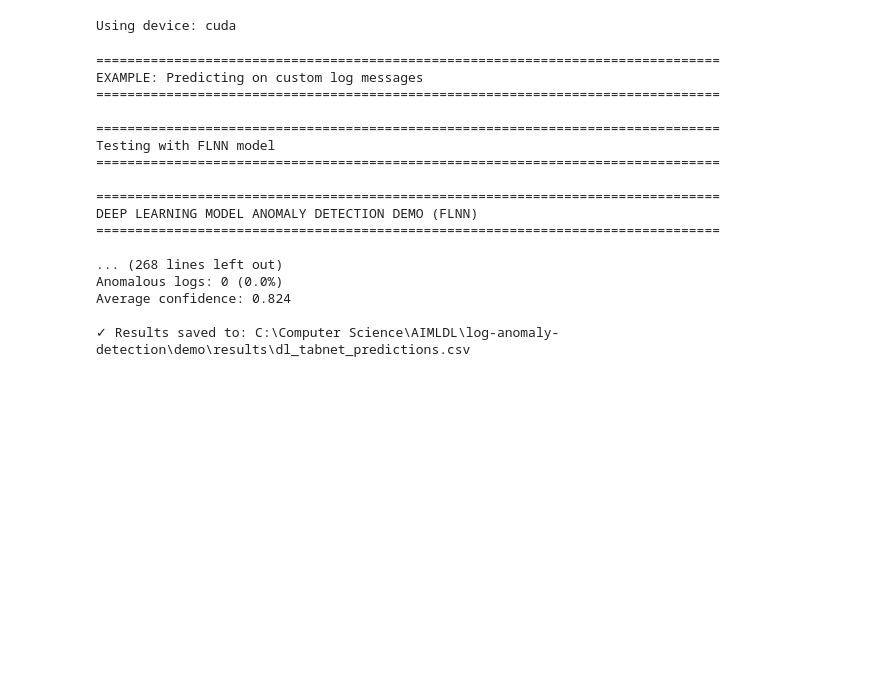
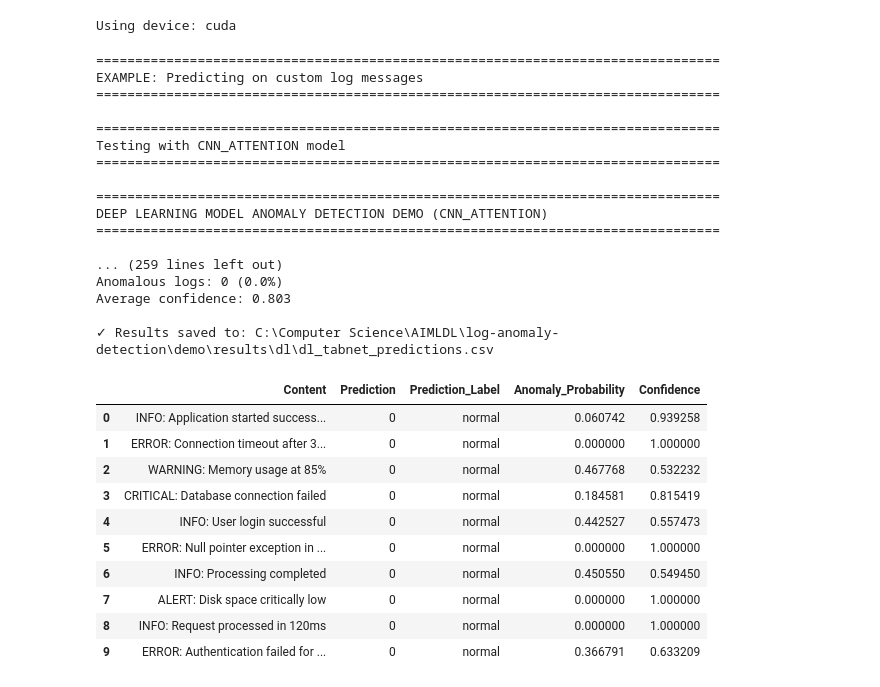
Before and after one commit to krishnasharma4415/log-anomaly-detection, a Jupyter notebook: demo/dl.ipynb, the cells around one changed output. Cells and saved outputs as stored; diff of their text form; code cells hidden in the pictures; blank space fills up the shorter version.

```diff
--- a/demo/dl.ipynb
+++ b/demo/dl.ipynb
@@ -127,8 +553,4 @@ def predict_with_dl_model(X, model_checkpoint, model_name='flnn'):
 # %%
-# ============================================================================
-# PREDICTION FUNCTION
-# ============================================================================
-
 def predict_anomalies(log_data, content_column='Content', timestamp_column=None,
                      model_name='flnn', threshold=0.5):
     """
@@ -167,16 +589,12 @@ def predict_anomalies(log_data, content_column='Content', timestamp_column=None,
 
     print(f"\n✓ Extracted {X.shape[1]} features (matching training pipeline)")
 
-    # Load model
-    try:
-        model_checkpoint = load_dl_model(model_name)
-    except FileNotFoundError:
-        print(f"Model '{model_name}' not found. Using heuristic prediction.")
-        model_checkpoint = None
+    # Load model with actual architecture and weights
+    print(f"\nLoading {model_name.upper()} model...")
+    model, checkpoint = load_dl_model(model_name, input_dim=X.shape[1])
 
-    # Make predictions
-    print("\nMaking predictions...")
-    predictions, probabilities, confidence = predict_with_dl_model(X, model_checkpoint, model_name)
+    # Make predictions using actual model
+    predictions, probabilities, confidence = predict_with_dl_model(model, X, device, model_name)
 
     # Apply threshold
     if threshold != 0.5:
@@ -223,10 +637,6 @@ def display_results(log_data, predictions, probabilities, confidence,
 
     return df
 # %%
-# ============================================================================
-# MAIN DEMO FUNCTION
-# ============================================================================
-
 def demo_dl_prediction(custom_logs, content_column='Content', model_name='flnn',
                       threshold=0.5, show_top_n=10):
     """
@@ -247,7 +657,8 @@ def demo_dl_prediction(custom_logs, content_column='Content', model_name='flnn',
     print("="*80)
 
     predictions, probabilities, confidence = predict_anomalies(
-        custom_logs, content_column, model_name, threshold
+        custom_logs, content_column, timestamp_column=None,
+        model_name=model_name, threshold=threshold
     )
 
     results_df = display_results(
@@ -257,10 +668,6 @@ def demo_dl_prediction(custom_logs, content_column='Content', model_name='flnn',
 
     return results_df
 # %%
-# ============================================================================
-# EXAMPLE USAGE
-# ============================================================================
-
 if __name__ == "__main__":
     print("\n" + "="*80)
     print("EXAMPLE: Predicting on custom log messages")
@@ -280,7 +687,8 @@ if __name__ == "__main__":
     ]
 
     # Test with different models
-    for model_name in ['flnn', 'cnn', 'tabnet']:
+    # Note: cnn_attention model is available in deployment folder
+    for model_name in ['cnn_attention', 'flnn', 'tabnet']:
         print(f"\n{'='*80}")
         print(f"Testing with {model_name.upper()} model")
         print("="*80)
@@ -294,8 +702,8 @@ if __name__ == "__main__":
         )
 
         # Save results
-        output_file = ROOT / "demo" / "results" / f"dl_{model_name}_predictions.csv"
-        output_file.parent.mkdir(exist_ok=True)
+        output_file = ROOT / "demo" / "results" / "dl" / f"dl_{model_name}_predictions.csv"
+        output_file.parent.mkdir(parents=True, exist_ok=True)
         results.to_csv(output_file, index=False)
         print(f"\n✓ Results saved to: {output_file}")
 # %% [output]
@@ -304,15 +712,29 @@ EXAMPLE: Predicting on custom log messages
 ================================================================================
 
 ================================================================================
-Testing with FLNN model
+Testing with CNN_ATTENTION model
 ================================================================================
 
 ================================================================================
-DEEP LEARNING MODEL ANOMALY DETECTION DEMO (FLNN)
+DEEP LEARNING MODEL ANOMALY DETECTION DEMO (CNN_ATTENTION)
 ================================================================================
 
-... (268 lines left out)
+... (259 lines left out)
 Anomalous logs: 0 (0.0%)
-Average confidence: 0.824
+Average confidence: 0.803
 
-✓ Results saved to: C:\Computer Science\AIMLDL\log-anomaly-detection\demo\results\dl_tabnet_predictions.csv
+✓ Results saved to: C:\Computer Science\AIMLDL\log-anomaly-detection\demo\results\dl\dl_tabnet_predictions.csv
+# %%
+results
+# %% [output]
+|  | Content | Prediction | Prediction_Label | Anomaly_Probability | Confidence |
+| 0 | INFO: Application started success... | 0 | normal | 0.060742 | 0.939258 |
+| 1 | ERROR: Connection timeout after 3... | 0 | normal | 0.000000 | 1.000000 |
+| 2 | WARNING: Memory usage at 85% | 0 | normal | 0.467768 | 0.532232 |
+| 3 | CRITICAL: Database connection failed | 0 | normal | 0.184581 | 0.815419 |
+| 4 | INFO: User login successful | 0 | normal | 0.442527 | 0.557473 |
+| 5 | ERROR: Null pointer exception in ... | 0 | normal | 0.000000 | 1.000000 |
+| 6 | INFO: Processing completed | 0 | normal | 0.450550 | 0.549450 |
+| 7 | ALERT: Disk space critically low | 0 | normal | 0.000000 | 1.000000 |
+| 8 | INFO: Request processed in 120ms | 0 | normal | 0.000000 | 1.000000 |
+| 9 | ERROR: Authentication failed for ... | 0 | normal | 0.366791 | 0.633209 |
```
Also changed, not shown: parts of 6 cells of this notebook, 22 other files.
